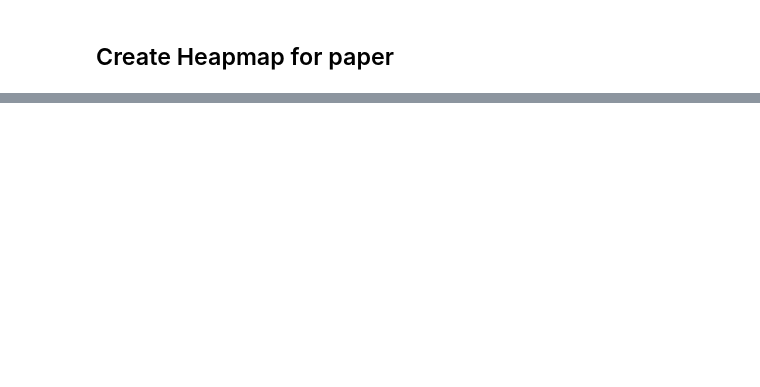
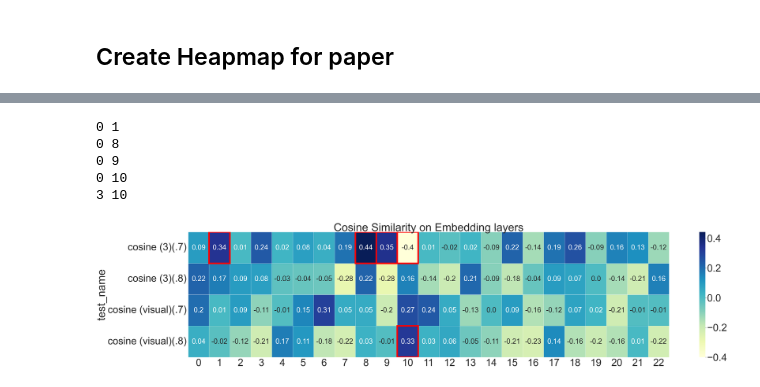
Before and after one commit to CatherineHenry/multiplex_network, a Jupyter notebook: src/heatmaps.ipynb, the cells around one changed output, grey strips where cells are left out. Saved outputs shown, nothing was run; the diff lists cells and outputs as text; code cells hidden in the pictures; blank space fills up the shorter version.

```diff
--- a/src/heatmaps.ipynb
+++ b/src/heatmaps.ipynb
@@ -163,0 +191,9 @@ ValueError: The number of FixedLocator locations (23), usually from a call to se
+# %%
+create_heatmap(cos_df, cos_annotations, 70, 15, cos_tests, 'Cosine Similarity on Embedding layers')
+# %% [output]
+0 1
+0 8
+0 9
+0 10
+3 10
+[figure, added]
```
Also changed, not shown: parts of 23 cells of this notebook.
